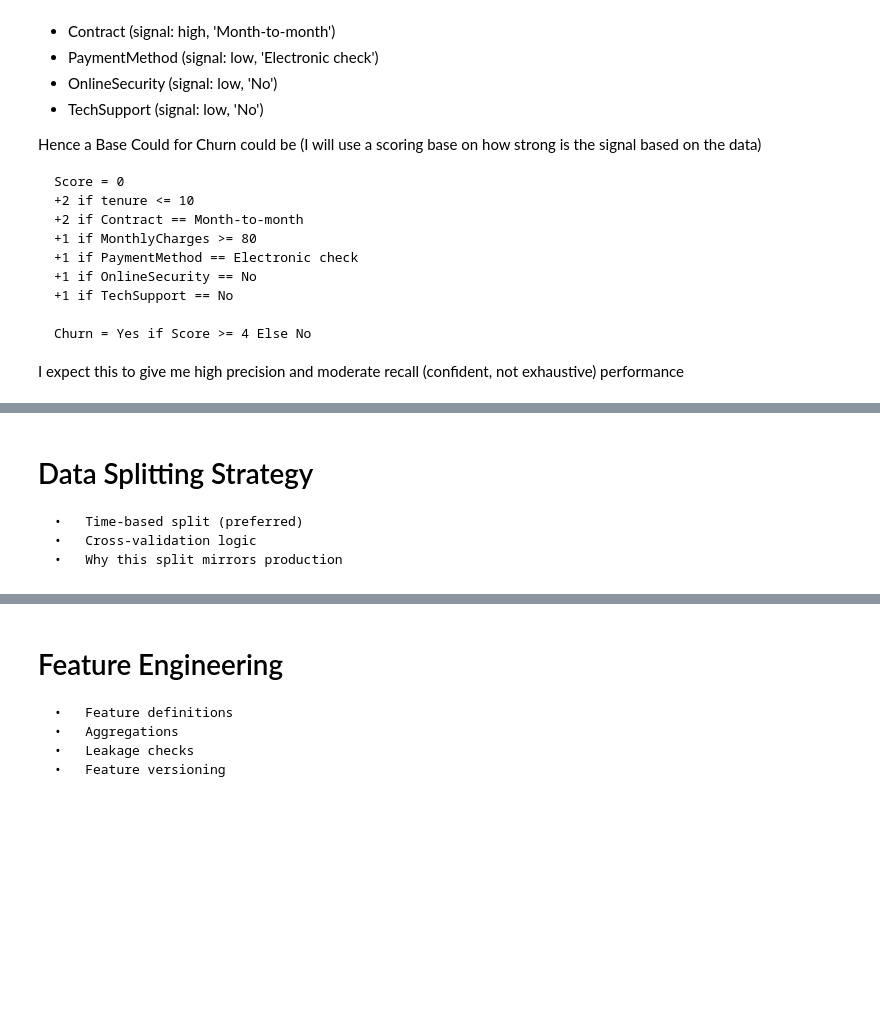
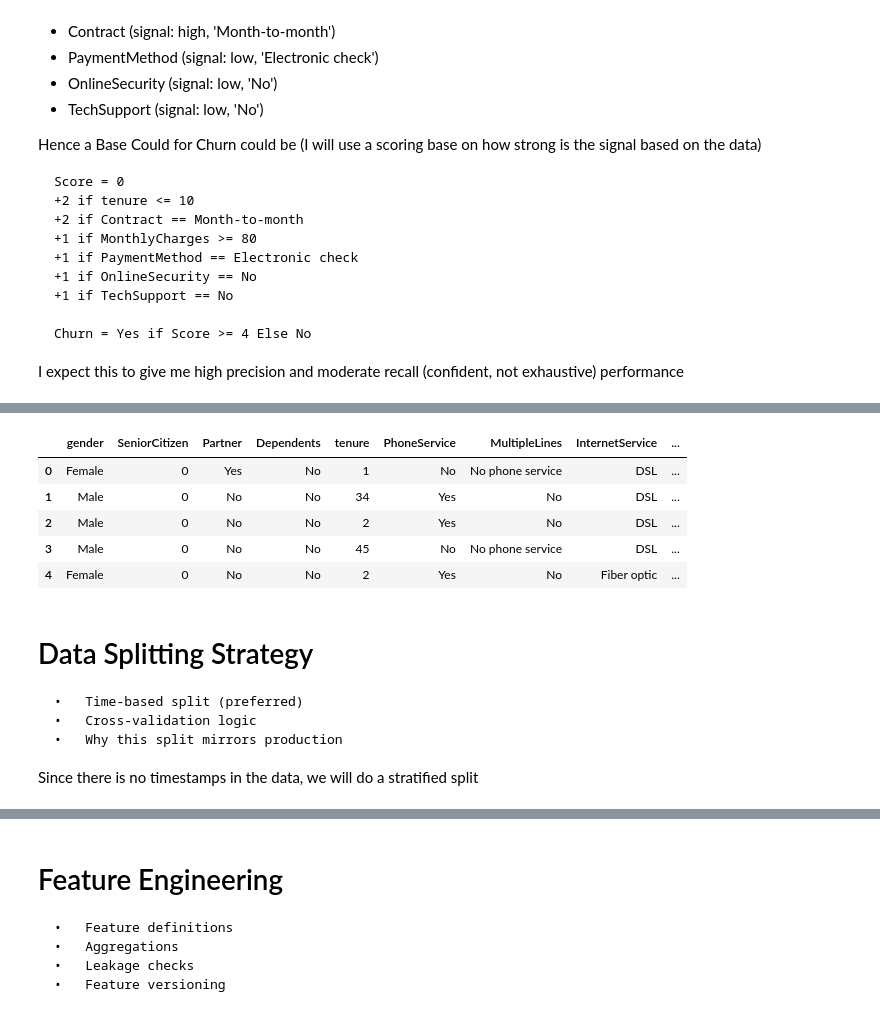
Before and after one commit to siddmkrj/telco_churn_detection, a Jupyter notebook: churn_detection.ipynb, the cells around one changed output, grey strips where cells are left out. Saved outputs shown, nothing was run; the diff lists cells and outputs as text; code cells hidden in the pictures; blank space fills up the shorter version.

```diff
--- a/churn_detection.ipynb
+++ b/churn_detection.ipynb
@@ -152,5 +213,23 @@ I expect this to give me high precision and moderate recall (confident, not exha
+# %%
+df_cleaned = df.copy()
+# drop TotalCharges column due to possible leakage
+# drop customerID column as it is not useful for prediction
+df_cleaned = df_cleaned.drop(columns=['TotalCharges', 'customerID'])
+# %%
+df_cleaned.head()
+# %% [output]
+|  | gender | SeniorCitizen | Partner | Dependents | tenure | PhoneService | MultipleLines | InternetService | ... |
+| 0 | Female | 0 | Yes | No | 1 | No | No phone service | DSL | ... |
+| 1 | Male | 0 | No | No | 34 | Yes | No | DSL | ... |
+| 2 | Male | 0 | No | No | 2 | Yes | No | DSL | ... |
+| 3 | Male | 0 | No | No | 45 | No | No phone service | DSL | ... |
+| 4 | Female | 0 | No | No | 2 | Yes | No | Fiber optic | ... |
 # %% [markdown]
 # Data Splitting Strategy
 	•	Time-based split (preferred)
 	•	Cross-validation logic
 	•	Why this split mirrors production
+
+
+
+Since there is no timestamps in the data, we will do a stratified split
```
Also changed, not shown: parts of 10 cells of this notebook.
